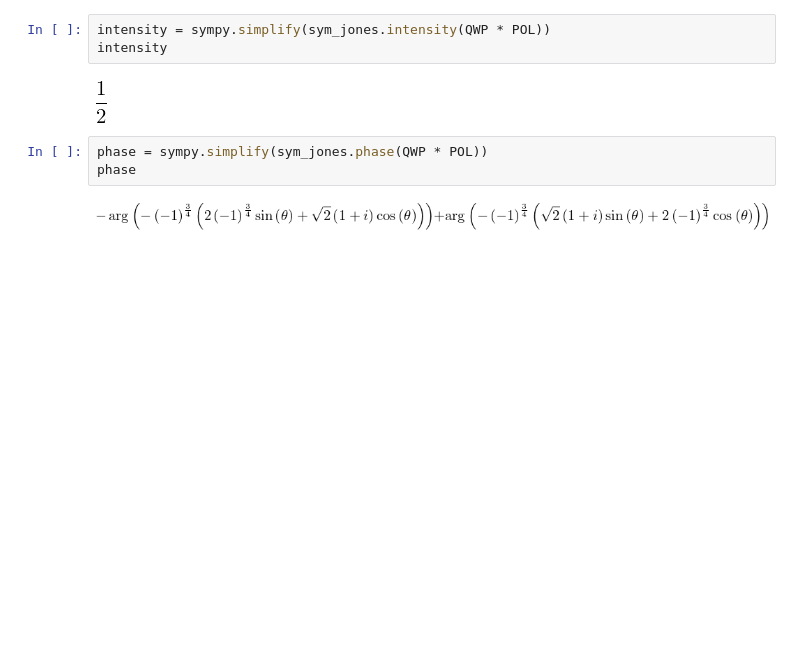
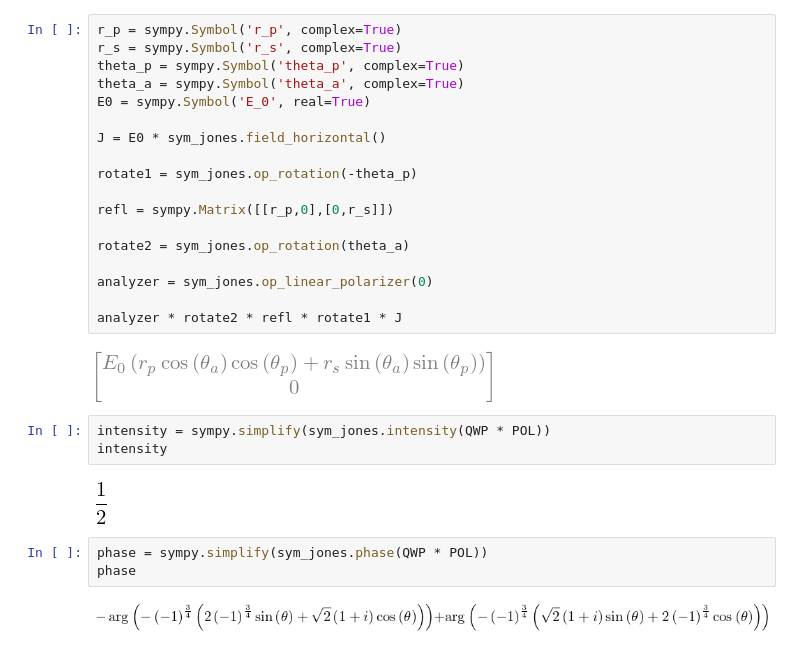
Before and after one commit to scottprahl/pypolar, a Jupyter notebook: docs/10b-Ellipsometry.ipynb, the cells around one changed output. Cells and saved outputs as stored; diff of their text form; blank space fills up the shorter version.

```diff
--- a/docs/10-Null-Ellipsometry.ipynb
+++ b/docs/10b-Ellipsometry.ipynb
@@ -57,3 +262,23 @@ POL
+# %%
+r_p = sympy.Symbol('r_p', complex=True)
+r_s = sympy.Symbol('r_s', complex=True)
+theta_p = sympy.Symbol('theta_p', complex=True)
+theta_a = sympy.Symbol('theta_a', complex=True)
+E0 = sympy.Symbol('E_0', real=True)
+
+J = E0 * sym_jones.field_horizontal()
+
+rotate1 = sym_jones.op_rotation(-theta_p)
+
+refl = sympy.Matrix([[r_p,0],[0,r_s]])
+
+rotate2 = sym_jones.op_rotation(theta_a)
+
+analyzer = sym_jones.op_linear_polarizer(0)
+
+analyzer * rotate2 * refl * rotate1 * J
+# %% [output]
+[figure, added]
 # %%
 intensity = sympy.simplify(sym_jones.intensity(QWP * POL))
 intensity
```
Also changed, not shown: parts of 17 cells of this notebook, 1 other file.
